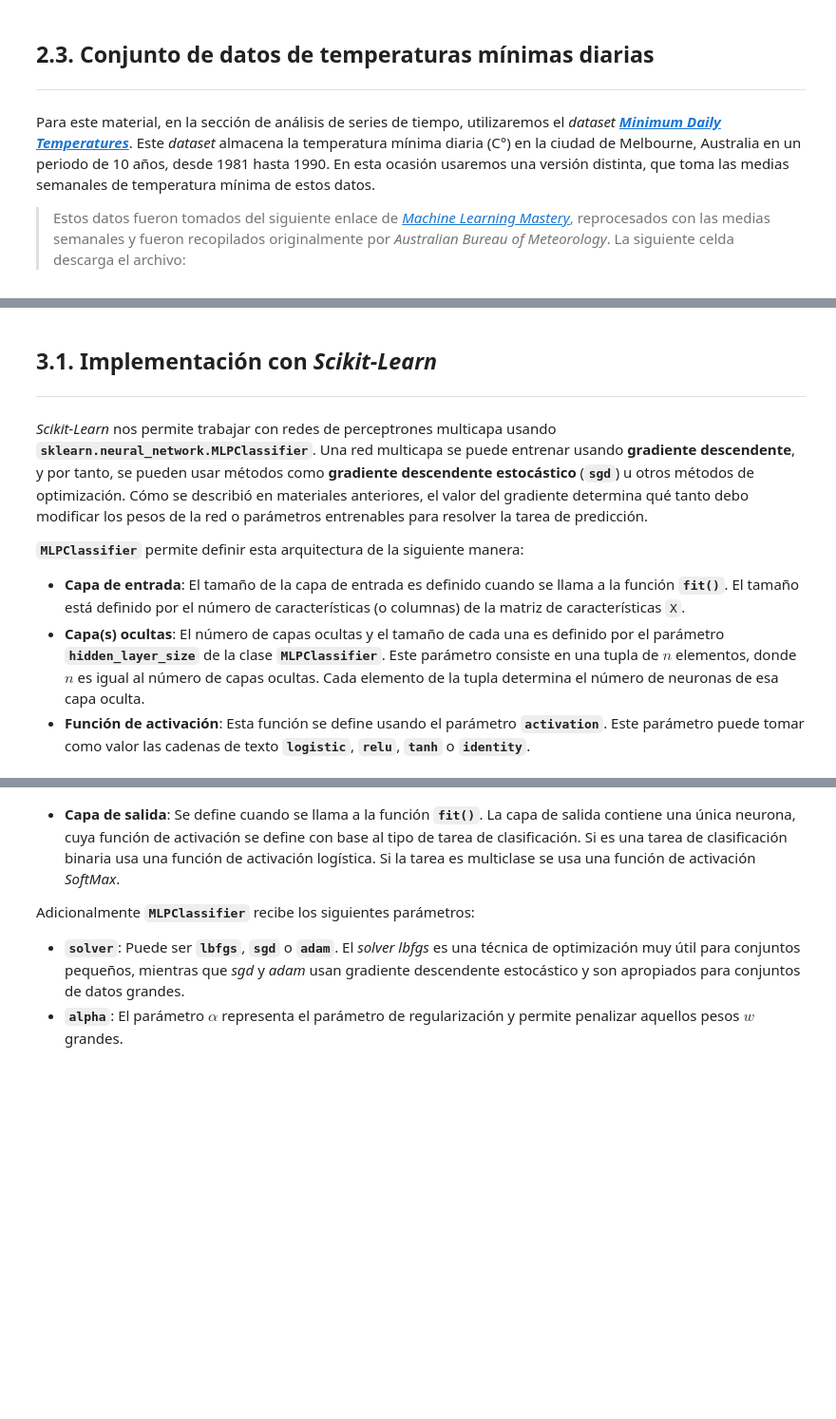
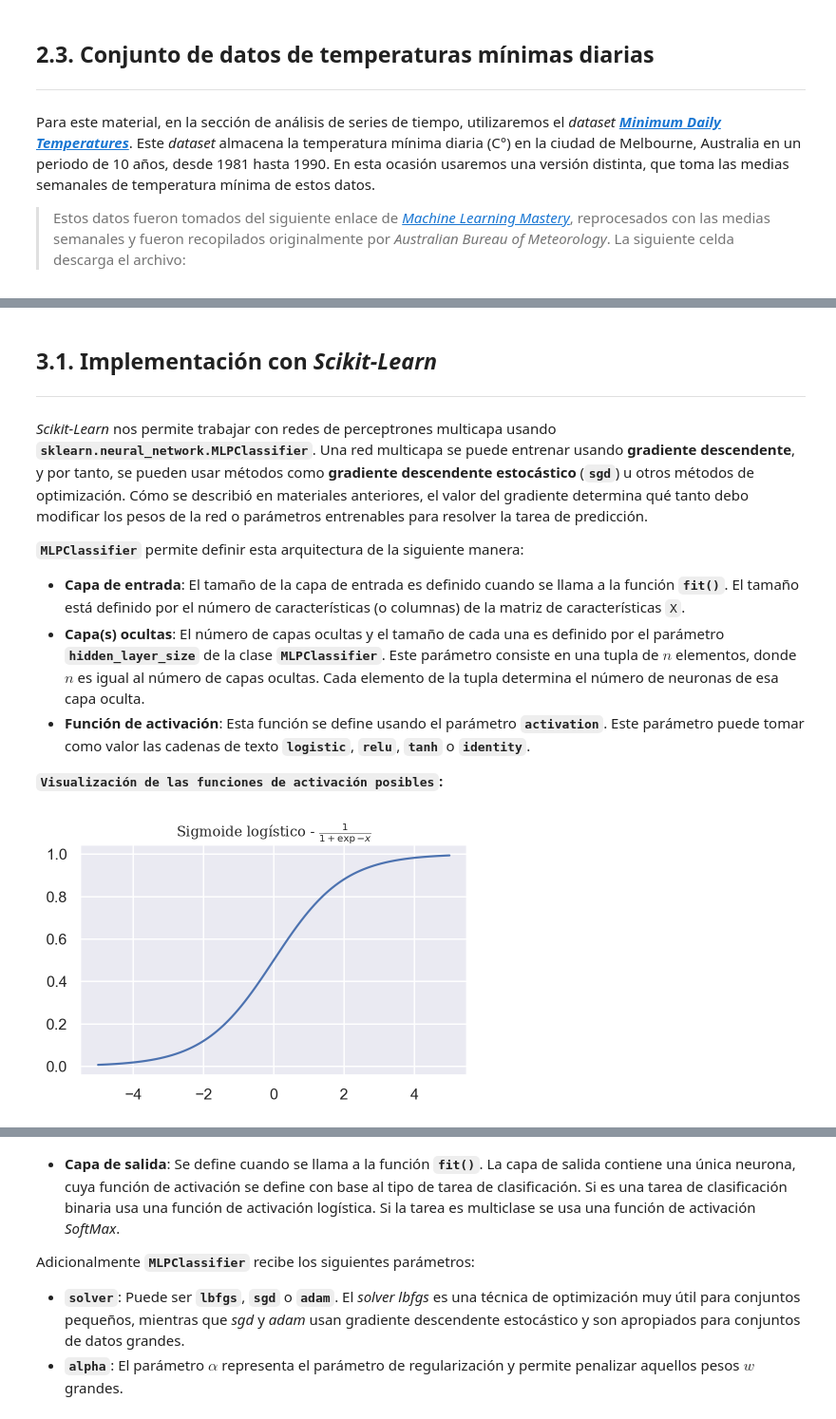
Before and after one commit to daavila1/machine-learning, a Jupyter notebook: u3-time-series-analysis-with-neural-networks.ipynb, the cells around one changed output, grey strips where cells are left out. Shown at 95% size. Cells and saved outputs as stored; diff of their text form; code cells hidden in the pictures; blank space fills up the shorter version.

```diff
--- a/u3-time-series-analysis-with-neural-networks.ipynb
+++ b/u3-time-series-analysis-with-neural-networks.ipynb
@@ -251,3 +296,5 @@ Una red neuronal multicapa está generalmente conformada por:
 * **Capa de entrada**: El tamaño de la capa de entrada es definido cuando se llama a la función **`fit()`**. El tamaño está definido por el número de características (o columnas) de la matriz de características `X`.
 * **Capa(s) ocultas**: El número de capas ocultas y el tamaño de cada una es definido por el parámetro **`hidden_layer_size`** de la clase **`MLPClassifier`**. Este parámetro consiste en una tupla de $n$ elementos, donde $n$ es igual al número de capas ocultas. Cada elemento de la tupla determina el número de neuronas de esa capa oculta.
 * **Función de activación**: Esta función se define usando el parámetro **`activation`**. Este parámetro puede tomar como valor las cadenas de texto **`logistic`**, **`relu`**, **`tanh`** o **`identity`**.
+
+**`Visualización de las funciones de activación posibles`:**
@@ -281,0 +301,14 @@ for i, function, title in zip(range(4), functions, titles):
+# %%
+title = r'Sigmoide logístico - $\frac{1}{1 + \exp{-x}}$'
+
+x = np.linspace(-5,5, 1000)
+logistic = 1 / (1 + np.exp(-x))
+
+font = {'family': 'serif',
+        'weight': 'normal',
+        'size': 10}
+
+fig, ax = plt.subplots(figsize = (5, 3), dpi = 105)
+ax.plot(x, logistic); ax.set_title(title, fontdict= font);
+# %% [output]
+[figure, added]
```
Also changed, not shown: parts of 27 cells of this notebook.
